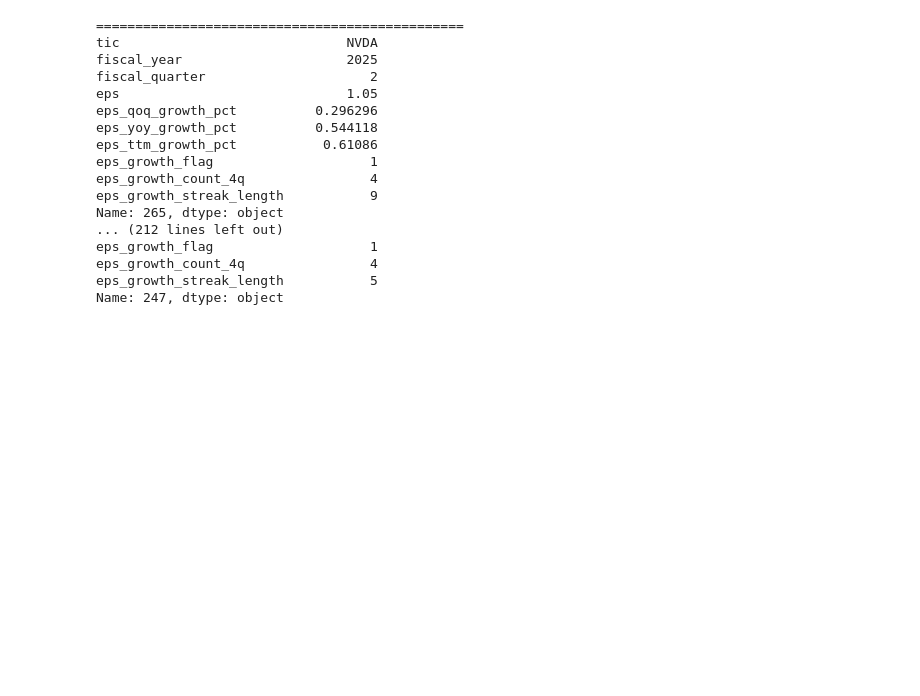
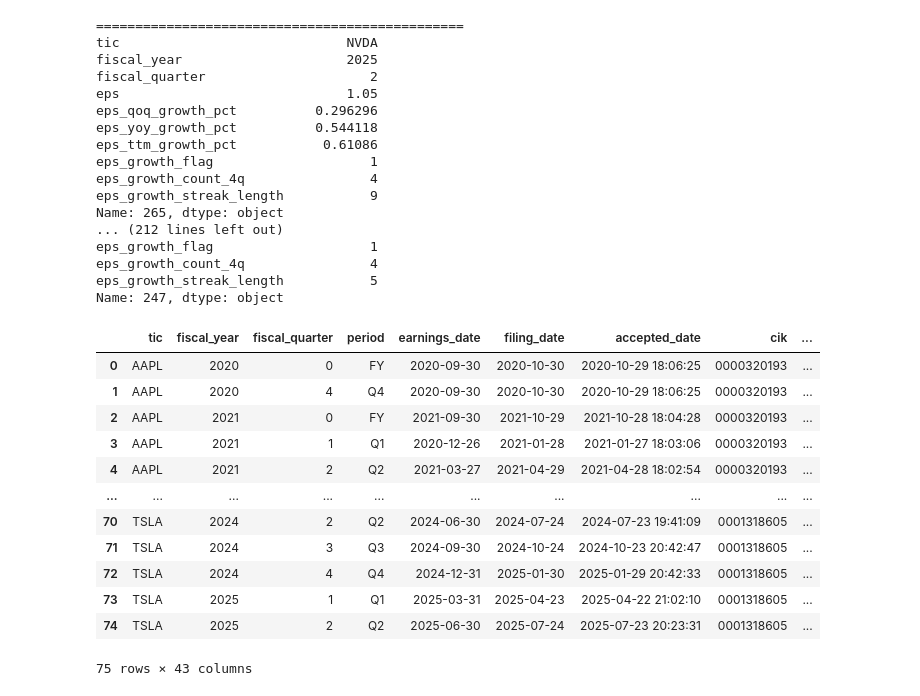
Before and after one commit to vincentsham/stock_ai_app, a Jupyter notebook: server/database/db_core_queries.ipynb, the cells around one changed output. Drawn from its saved outputs; the diff is of its cells as text; code cells hidden in the pictures; blank space fills up the shorter version.

Commit message:
create and load core.income_statements

```diff
--- a/server/database/db_core_queries.ipynb
+++ b/server/database/db_core_queries.ipynb
@@ -380,3 +380,27 @@ eps_growth_flag                    1
 eps_growth_count_4q                4
 eps_growth_streak_length           5
 Name: 247, dtype: object
+# %%
+# Query the `income_statements` table
+conn = connect_to_db()
+if conn:
+    query = "SELECT * FROM core.income_statements ORDER BY tic, fiscal_year, fiscal_quarter;"
+    df = pd.read_sql_query(query, conn)
+    conn.close()
+
+    # Display the data
+    display(df)
+# %% [output]
+|  | tic | fiscal_year | fiscal_quarter | period | earnings_date | filing_date | accepted_date | cik | ... |
+| 0 | AAPL | 2020 | 0 | FY | 2020-09-30 | 2020-10-30 | 2020-10-29 18:06:25 | 0000320193 | ... |
+| 1 | AAPL | 2020 | 4 | Q4 | 2020-09-30 | 2020-10-30 | 2020-10-29 18:06:25 | 0000320193 | ... |
+| 2 | AAPL | 2021 | 0 | FY | 2021-09-30 | 2021-10-29 | 2021-10-28 18:04:28 | 0000320193 | ... |
+| 3 | AAPL | 2021 | 1 | Q1 | 2020-12-26 | 2021-01-28 | 2021-01-27 18:03:06 | 0000320193 | ... |
+| 4 | AAPL | 2021 | 2 | Q2 | 2021-03-27 | 2021-04-29 | 2021-04-28 18:02:54 | 0000320193 | ... |
+| ... | ... | ... | ... | ... | ... | ... | ... | ... | ... |
+| 70 | TSLA | 2024 | 2 | Q2 | 2024-06-30 | 2024-07-24 | 2024-07-23 19:41:09 | 0001318605 | ... |
+| 71 | TSLA | 2024 | 3 | Q3 | 2024-09-30 | 2024-10-24 | 2024-10-23 20:42:47 | 0001318605 | ... |
+| 72 | TSLA | 2024 | 4 | Q4 | 2024-12-31 | 2025-01-30 | 2025-01-29 20:42:33 | 0001318605 | ... |
+| 73 | TSLA | 2025 | 1 | Q1 | 2025-03-31 | 2025-04-23 | 2025-04-22 21:02:10 | 0001318605 | ... |
+| 74 | TSLA | 2025 | 2 | Q2 | 2025-06-30 | 2025-07-24 | 2025-07-23 20:23:31 | 0001318605 | ... |
+75 rows × 43 columns
```
Also changed, not shown: 5 other files.
